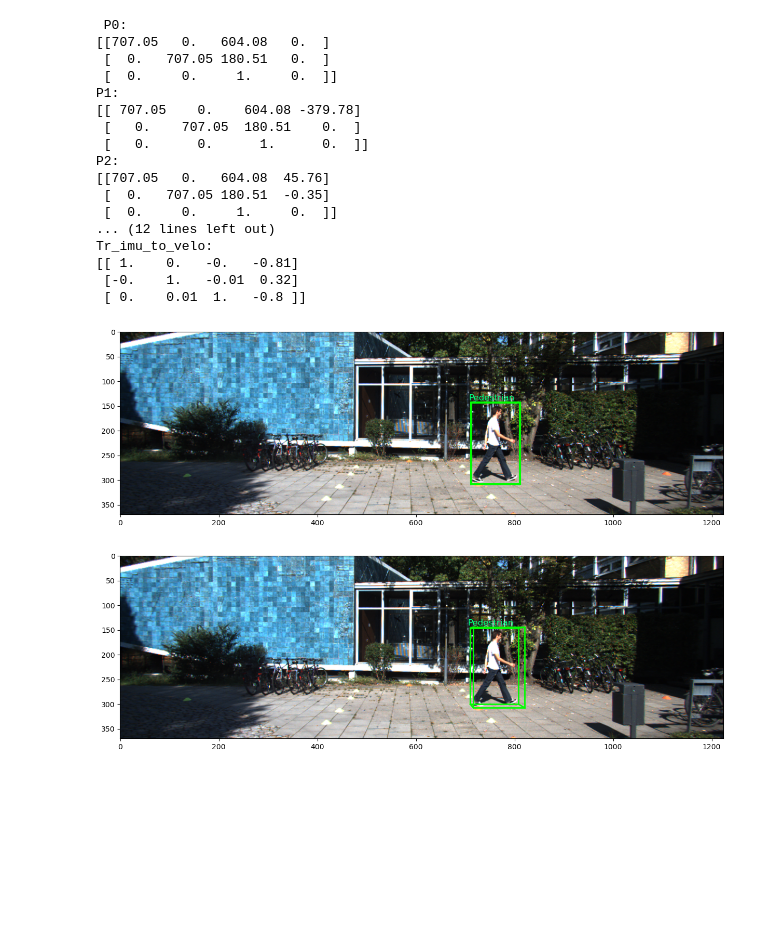
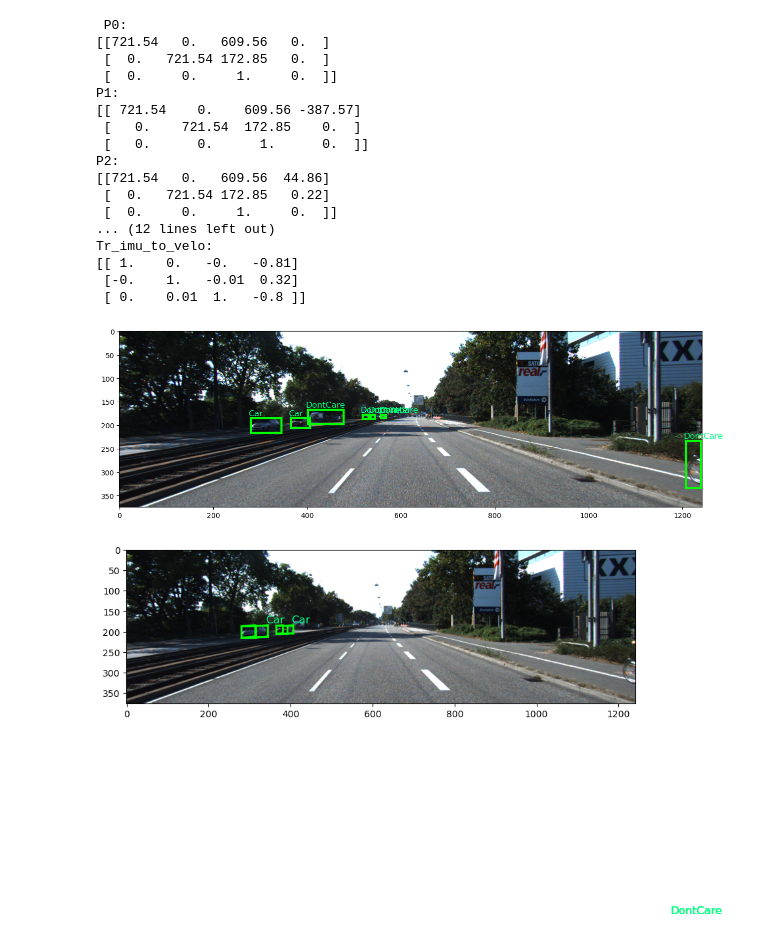
Before and after one commit to Jiahao-Ma/Kitti_Visualize, a Jupyter notebook: kitti_demo_notebook.ipynb, the cells around one changed output. Cells and saved outputs as stored; diff of their text form; code cells hidden in the pictures; blank space fills up the shorter version.

```diff
--- a/kitti_demo_notebook.ipynb
+++ b/kitti_demo_notebook.ipynb
@@ -3,7 +3,7 @@ from Kitti import *
 from utils import *
 import copy
 # %%
-index = 0
+index = 4
 base_path = r'./Kitti'
 kitti = Kitti_Dataset(base_path)
 # rgb image
@@ -19,16 +19,16 @@ point_clouds = kitti.get_pcs(index)
 print(calib)
 # %% [output]
  P0:
-[[707.05   0.   604.08   0.  ]
- [  0.   707.05 180.51   0.  ]
+[[721.54   0.   609.56   0.  ]
+ [  0.   721.54 172.85   0.  ]
  [  0.     0.     1.     0.  ]]
 P1:
-[[ 707.05    0.    604.08 -379.78]
- [   0.    707.05  180.51    0.  ]
+[[ 721.54    0.    609.56 -387.57]
+ [   0.    721.54  172.85    0.  ]
  [   0.      0.      1.      0.  ]]
 P2:
-[[707.05   0.   604.08  45.76]
- [  0.   707.05 180.51  -0.35]
+[[721.54   0.   609.56  44.86]
+ [  0.   721.54 172.85   0.22]
  [  0.     0.     1.     0.  ]]
 ... (12 lines left out)
 Tr_imu_to_velo:
@@ -38,11 +38,11 @@ Tr_imu_to_velo:
 # %%
 ax = draw_2DBBox_in_rgb(img, labels, figsize=(15, 8))
 # %% [output]
-[figure, old version]
+[figure, new version]
 # %%
-ax = draw_3DBBox_in_rgb(img_3d, labels, calib, figsize=(15, 8))
+ax = draw_3DBBox_in_rgb(img_3d, labels, calib, figsize=(10, 5))
 # %% [output]
-[figure, old version]
+[figure, new version]
 # %%
 ax = draw_pointclouds_in_velo(point_clouds, xlim3d=[-40, 40])
 # %% [output]
```
Also changed, not shown: parts of 3 cells of this notebook, 2 other files.
